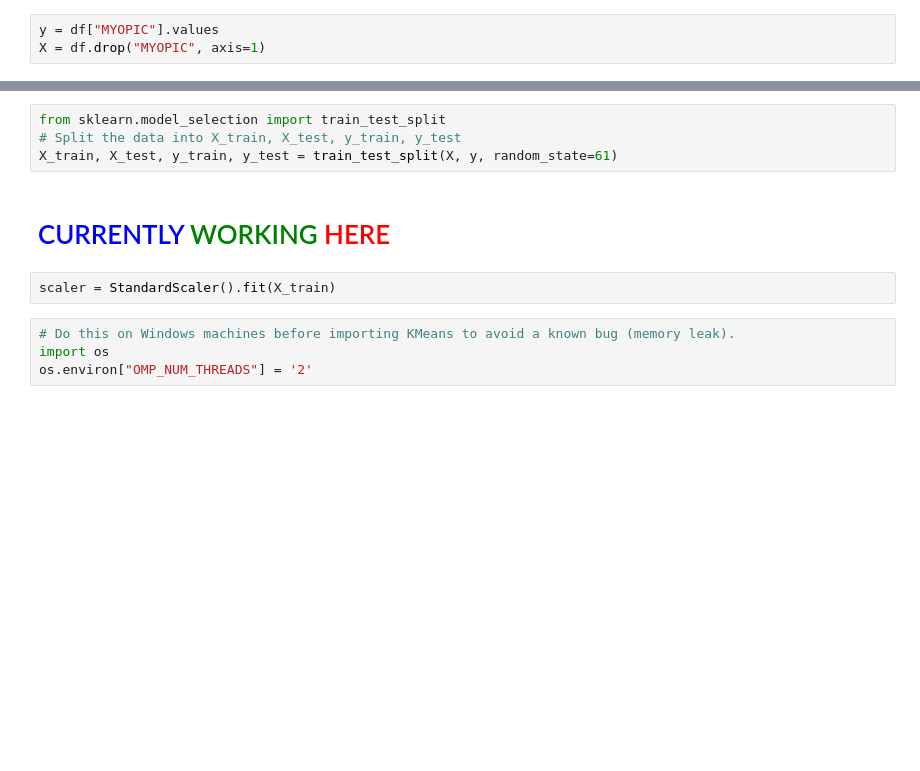
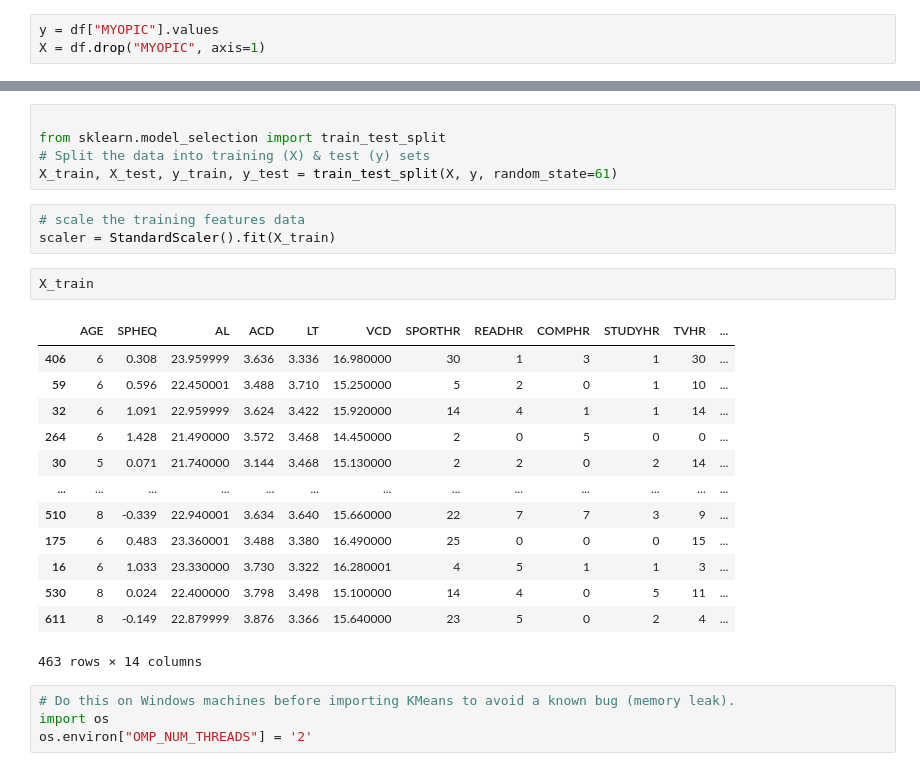
Before and after one commit to JohnTorgerson/myopia, a Jupyter notebook: Myopia Evaluator.ipynb, the cells around one changed output, grey strips where cells are left out. Drawn from its saved outputs; the diff is of its cells as text; blank space fills up the shorter version.

```diff
--- a/Myopia Evaluator.ipynb
+++ b/Myopia Evaluator.ipynb
@@ -49,11 +143,27 @@ X.shape
 # %%
+
 from sklearn.model_selection import train_test_split
-# Split the data into X_train, X_test, y_train, y_test
+# Split the data into training (X) & test (y) sets
 X_train, X_test, y_train, y_test = train_test_split(X, y, random_state=61)
-# %% [markdown]
-# <span style="color: blue;">CURRENTLY</span> <span style="color: green;">WORKING</span> <span style="color: red;">HERE</span>
-# %%
-scaler = StandardScaler().fit(X_train)
+# %%
+# scale the training features data
+scaler = StandardScaler().fit(X_train)
+# %%
+X_train
+# %% [output]
+|  | AGE | SPHEQ | AL | ACD | LT | VCD | SPORTHR | READHR | COMPHR | STUDYHR | TVHR | ... |
+| 406 | 6 | 0.308 | 23.959999 | 3.636 | 3.336 | 16.980000 | 30 | 1 | 3 | 1 | 30 | ... |
+| 59 | 6 | 0.596 | 22.450001 | 3.488 | 3.710 | 15.250000 | 5 | 2 | 0 | 1 | 10 | ... |
+| 32 | 6 | 1.091 | 22.959999 | 3.624 | 3.422 | 15.920000 | 14 | 4 | 1 | 1 | 14 | ... |
+| 264 | 6 | 1.428 | 21.490000 | 3.572 | 3.468 | 14.450000 | 2 | 0 | 5 | 0 | 0 | ... |
+| 30 | 5 | 0.071 | 21.740000 | 3.144 | 3.468 | 15.130000 | 2 | 2 | 0 | 2 | 14 | ... |
+| ... | ... | ... | ... | ... | ... | ... | ... | ... | ... | ... | ... | ... |
+| 510 | 8 | -0.339 | 22.940001 | 3.634 | 3.640 | 15.660000 | 22 | 7 | 7 | 3 | 9 | ... |
+| 175 | 6 | 0.483 | 23.360001 | 3.488 | 3.380 | 16.490000 | 25 | 0 | 0 | 0 | 15 | ... |
+| 16 | 6 | 1.033 | 23.330000 | 3.730 | 3.322 | 16.280001 | 4 | 5 | 1 | 1 | 3 | ... |
+| 530 | 8 | 0.024 | 22.400000 | 3.798 | 3.498 | 15.100000 | 14 | 4 | 0 | 5 | 11 | ... |
+| 611 | 8 | -0.149 | 22.879999 | 3.876 | 3.366 | 15.640000 | 23 | 5 | 0 | 2 | 4 | ... |
+463 rows × 14 columns
 # %%
 # Do this on Windows machines before importing KMeans to avoid a known bug (memory leak).
 import os
```
Also changed, not shown: parts of 61 cells of this notebook, 4 other files.
